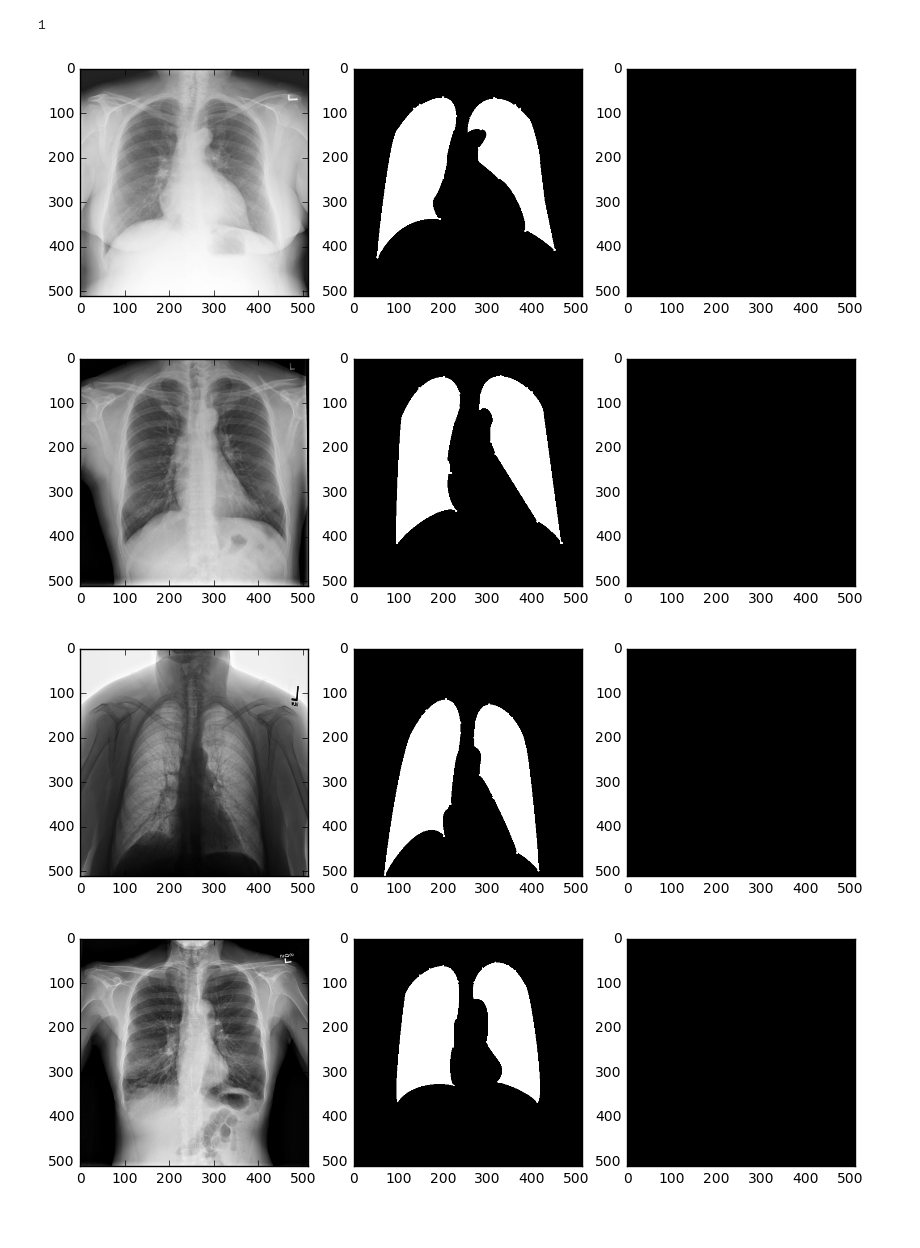
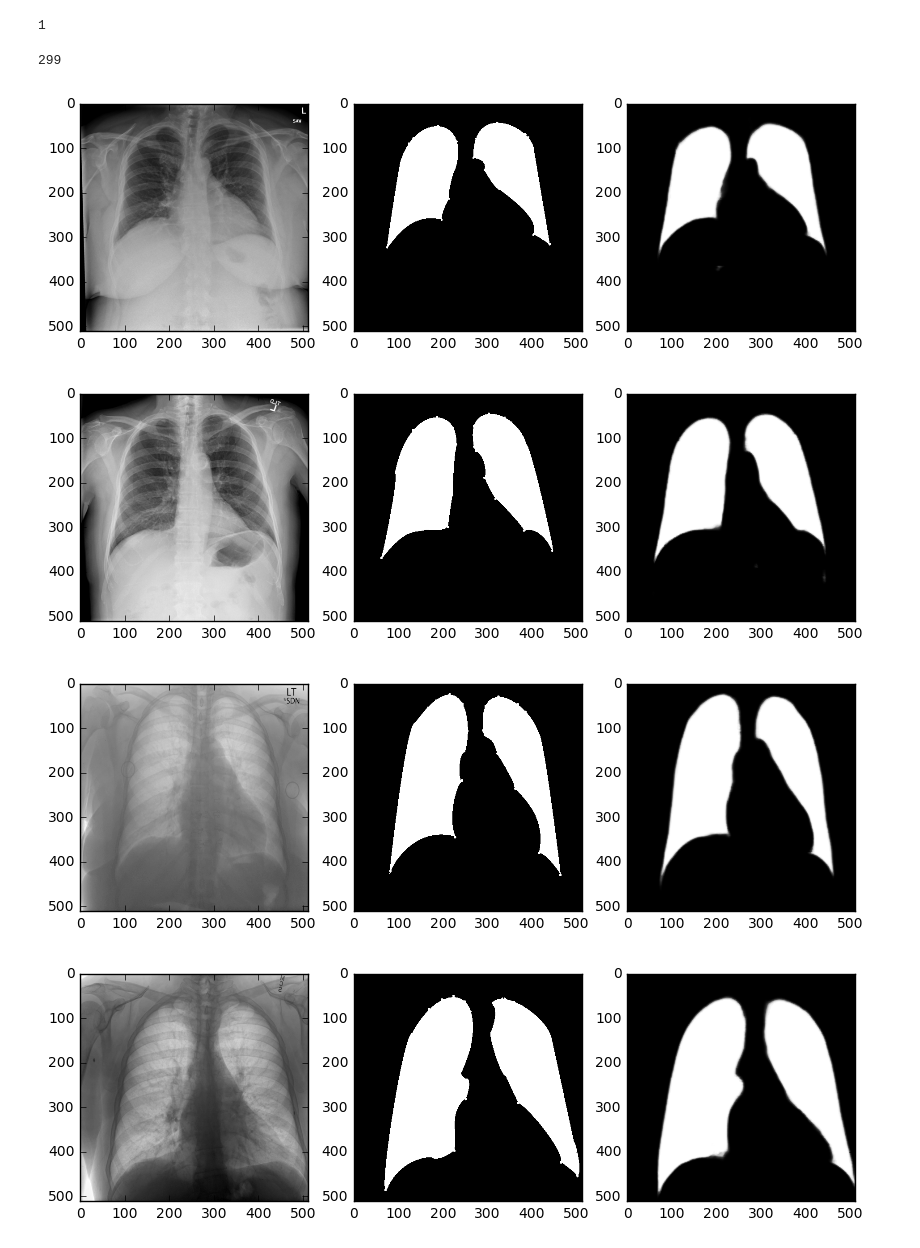
Before and after one commit to artemkondyukov/xray_cardiometry, a Jupyter notebook: notebooks/u_net_new_lungs.ipynb, the cells around one changed output. Cells and saved outputs as stored; diff of their text form; code cells hidden in the pictures.

Commit message:
Trained NN predictions.

```diff
--- a/notebooks/u_net_new_lungs.ipynb
+++ b/notebooks/u_net_new_lungs.ipynb
@@ -167,17 +167,21 @@ with open(OUT_DIR + "train_test_sep", "w+") as f:
 Y_train[0].max()
 # %% [output]
 1
+# %%
+ep
+# %% [output]
+299
 # %%
 for i in range(10):
     plt.figure(i, figsize=(10, 12))
     plt.subplot(1, 3, 1)
-    plt.imshow(X_validate[i][0])
+    plt.imshow(X_train[i][0])
     plt.subplot(1, 3, 2)
-    plt.imshow(Y_validate[i][0])
+    plt.imshow(Y_train[i][0])
     plt.subplot(1, 3, 3)
-    plt.imshow(model.predict(np.array([X_validate[i]]))[0][0])
+    plt.imshow(model.predict(np.array([X_train[i]]))[0][0])
 # %% [output]
-[figure, old version]
+[figure, new version]
-[figure, old version]
+[figure, new version]
-[figure, old version]
+[figure, new version]
-[figure, old version]
+[figure, new version]
```
Also changed, not shown: parts of 8 cells of this notebook.
